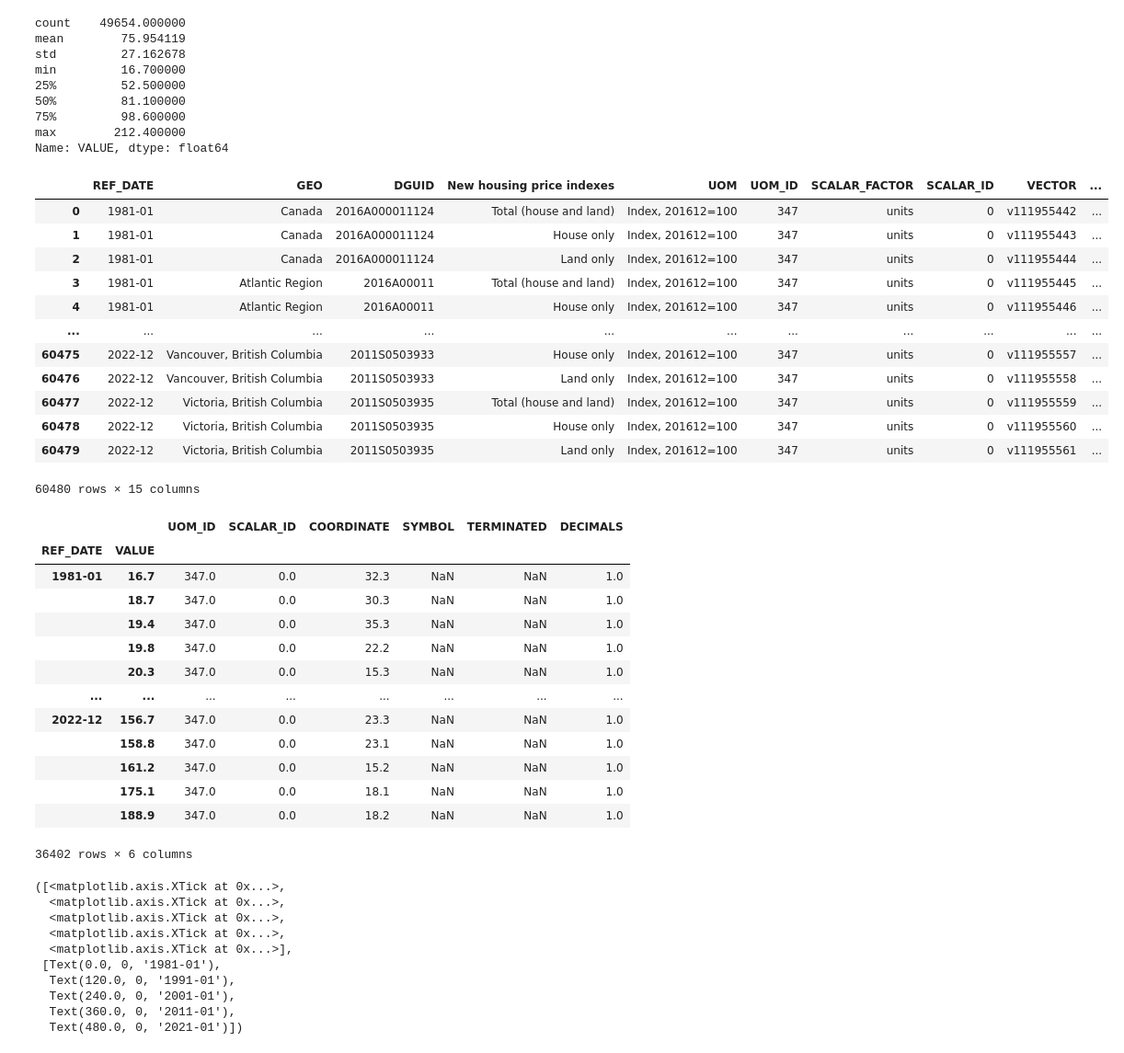
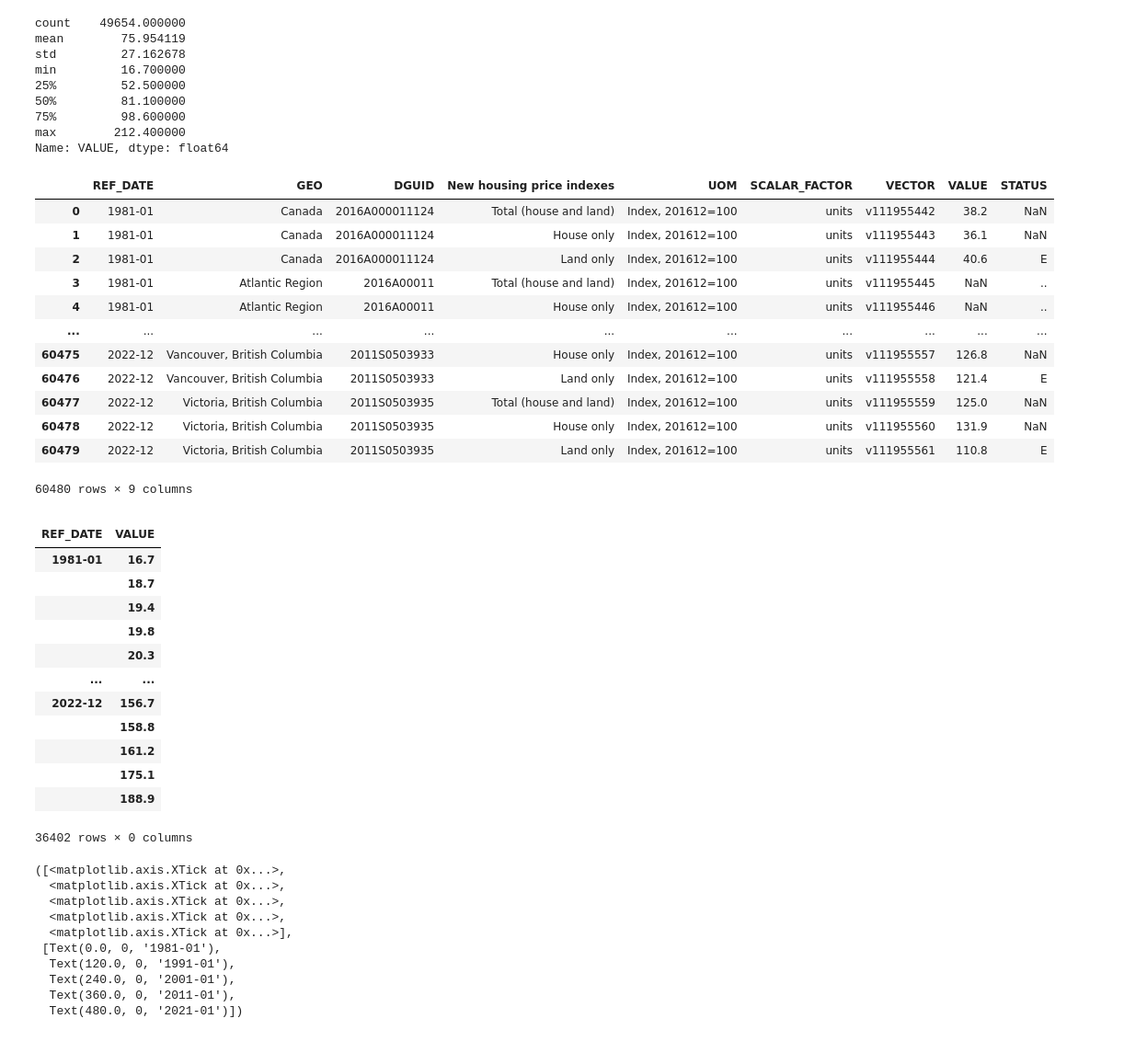
Before and after one commit to ubco-W2022T2-data301/project-group-group-2, a Jupyter notebook: analysis/analysis1.ipynb, the cells around one changed output. Shown: that part at 92% size. Saved outputs shown, nothing was run; the diff lists cells and outputs as text; code cells hidden in the pictures.

```diff
--- a/analysis/analysis1.ipynb
+++ b/analysis/analysis1.ipynb
@@ -78,41 +96,41 @@ min         16.700000
 max        212.400000
 Name: VALUE, dtype: float64
 # %%
-df_index.drop(columns=["UOM_ID","SCALAR_ID", "COORDINATE","SYMBOL","TERMINATED","DECIMALS"], axis =1)
-df_index
+df_index2 = df_index.drop(["UOM_ID","SCALAR_ID", "COORDINATE","SYMBOL","TERMINATED","DECIMALS"], axis =1)
+df_index2
 # %% [output]
-|  | REF_DATE | GEO | DGUID | New housing price indexes | UOM | UOM_ID | SCALAR_FACTOR | SCALAR_ID | VECTOR | ... |
-| 0 | 1981-01 | Canada | 2016A000011124 | Total (house and land) | Index, 201612=100 | 347 | units | 0 | v111955442 | ... |
-| 1 | 1981-01 | Canada | 2016A000011124 | House only | Index, 201612=100 | 347 | units | 0 | v111955443 | ... |
-| 2 | 1981-01 | Canada | 2016A000011124 | Land only | Index, 201612=100 | 347 | units | 0 | v111955444 | ... |
-| 3 | 1981-01 | Atlantic Region | 2016A00011 | Total (house and land) | Index, 201612=100 | 347 | units | 0 | v111955445 | ... |
-| 4 | 1981-01 | Atlantic Region | 2016A00011 | House only | Index, 201612=100 | 347 | units | 0 | v111955446 | ... |
-| ... | ... | ... | ... | ... | ... | ... | ... | ... | ... | ... |
-| 60475 | 2022-12 | Vancouver, British Columbia | 2011S0503933 | House only | Index, 201612=100 | 347 | units | 0 | v111955557 | ... |
-| 60476 | 2022-12 | Vancouver, British Columbia | 2011S0503933 | Land only | Index, 201612=100 | 347 | units | 0 | v111955558 | ... |
-| 60477 | 2022-12 | Victoria, British Columbia | 2011S0503935 | Total (house and land) | Index, 201612=100 | 347 | units | 0 | v111955559 | ... |
-| 60478 | 2022-12 | Victoria, British Columbia | 2011S0503935 | House only | Index, 201612=100 | 347 | units | 0 | v111955560 | ... |
-| 60479 | 2022-12 | Victoria, British Columbia | 2011S0503935 | Land only | Index, 201612=100 | 347 | units | 0 | v111955561 | ... |
+|  | REF_DATE | GEO | DGUID | New housing price indexes | UOM | SCALAR_FACTOR | VECTOR | VALUE | STATUS |
+| 0 | 1981-01 | Canada | 2016A000011124 | Total (house and land) | Index, 201612=100 | units | v111955442 | 38.2 | NaN |
+| 1 | 1981-01 | Canada | 2016A000011124 | House only | Index, 201612=100 | units | v111955443 | 36.1 | NaN |
+| 2 | 1981-01 | Canada | 2016A000011124 | Land only | Index, 201612=100 | units | v111955444 | 40.6 | E |
+| 3 | 1981-01 | Atlantic Region | 2016A00011 | Total (house and land) | Index, 201612=100 | units | v111955445 | NaN | .. |
+| 4 | 1981-01 | Atlantic Region | 2016A00011 | House only | Index, 201612=100 | units | v111955446 | NaN | .. |
+| ... | ... | ... | ... | ... | ... | ... | ... | ... | ... |
+| 60475 | 2022-12 | Vancouver, British Columbia | 2011S0503933 | House only | Index, 201612=100 | units | v111955557 | 126.8 | NaN |
+| 60476 | 2022-12 | Vancouver, British Columbia | 2011S0503933 | Land only | Index, 201612=100 | units | v111955558 | 121.4 | E |
+| 60477 | 2022-12 | Victoria, British Columbia | 2011S0503935 | Total (house and land) | Index, 201612=100 | units | v111955559 | 125.0 | NaN |
+| 60478 | 2022-12 | Victoria, British Columbia | 2011S0503935 | House only | Index, 201612=100 | units | v111955560 | 131.9 | NaN |
+| 60479 | 2022-12 | Victoria, British Columbia | 2011S0503935 | Land only | Index, 201612=100 | units | v111955561 | 110.8 | E |
-60480 rows × 15 columns
+60480 rows × 9 columns
 # %%
-df_index_year_month = df_index.groupby(["REF_DATE","VALUE"]).agg('mean','count')
-df_index_year_month.drop(columns=["UOM_ID","SCALAR_ID","SYMBOL","TERMINATED","DECIMALS"])
+df_index_year_month = df_index2.groupby(["REF_DATE","VALUE"]).agg('mean','count')
+df_index_year_month.dropna()
 df_index_year_month
 # %% [output]
-|  |  | UOM_ID | SCALAR_ID | COORDINATE | SYMBOL | TERMINATED | DECIMALS |
-| REF_DATE | VALUE |  |  |  |  |  |  |
-| 1981-01 | 16.7 | 347.0 | 0.0 | 32.3 | NaN | NaN | 1.0 |
-|  | 18.7 | 347.0 | 0.0 | 30.3 | NaN | NaN | 1.0 |
-|  | 19.4 | 347.0 | 0.0 | 35.3 | NaN | NaN | 1.0 |
-|  | 19.8 | 347.0 | 0.0 | 22.2 | NaN | NaN | 1.0 |
-|  | 20.3 | 347.0 | 0.0 | 15.3 | NaN | NaN | 1.0 |
-| ... | ... | ... | ... | ... | ... | ... | ... |
-| 2022-12 | 156.7 | 347.0 | 0.0 | 23.3 | NaN | NaN | 1.0 |
-|  | 158.8 | 347.0 | 0.0 | 23.1 | NaN | NaN | 1.0 |
-|  | 161.2 | 347.0 | 0.0 | 15.2 | NaN | NaN | 1.0 |
-|  | 175.1 | 347.0 | 0.0 | 18.1 | NaN | NaN | 1.0 |
-|  | 188.9 | 347.0 | 0.0 | 18.2 | NaN | NaN | 1.0 |
+|  |  |
+| REF_DATE | VALUE |
+| 1981-01 | 16.7 |
+|  | 18.7 |
+|  | 19.4 |
+|  | 19.8 |
+|  | 20.3 |
+| ... | ... |
+| 2022-12 | 156.7 |
+|  | 158.8 |
+|  | 161.2 |
+|  | 175.1 |
+|  | 188.9 |
-36402 rows × 6 columns
+36402 rows × 0 columns
 # %%
 df_index_graph = sns.lineplot(data=df_index, x= df_index["REF_DATE"], y= df_index["VALUE"])
 plt.xticks(["1981-01","1991-01","2001-01","2011-01","2021-01"])
```
Also changed, not shown: parts of 3 cells of this notebook, 1 other file.
